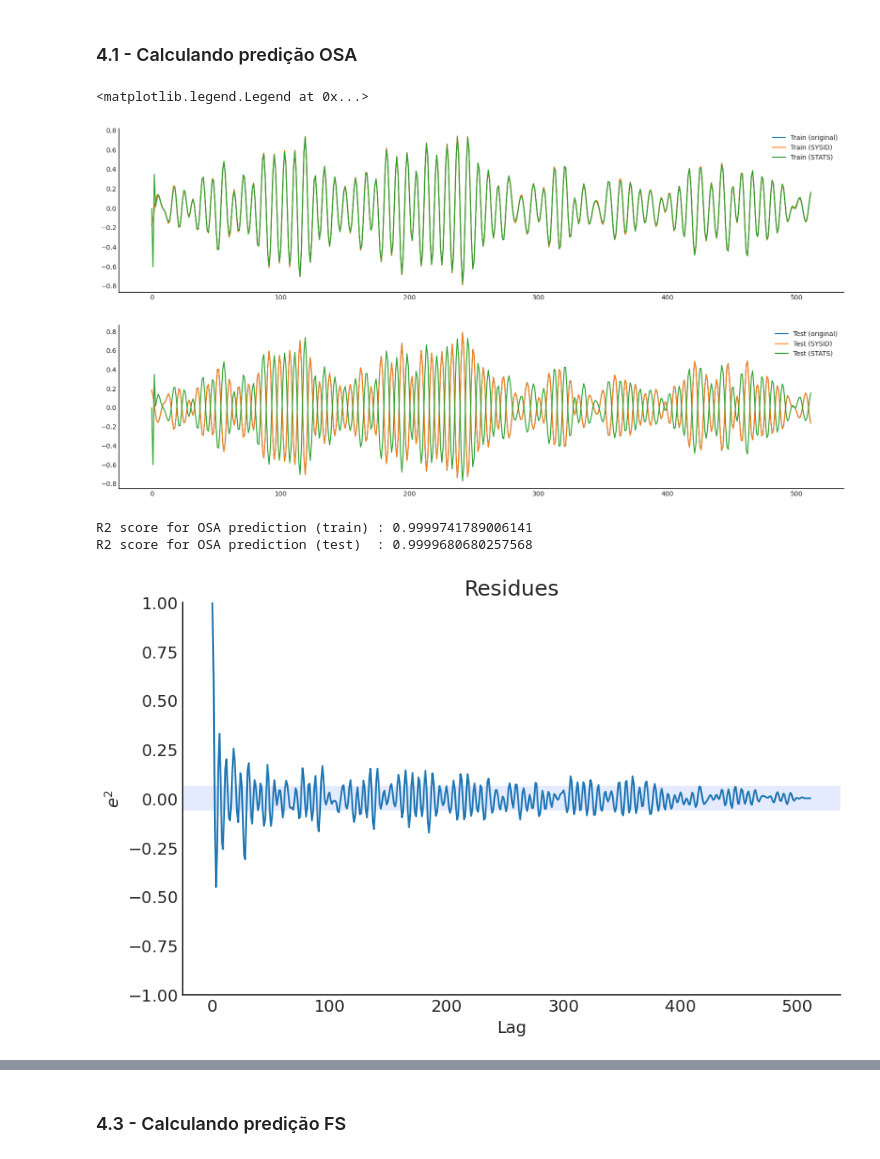
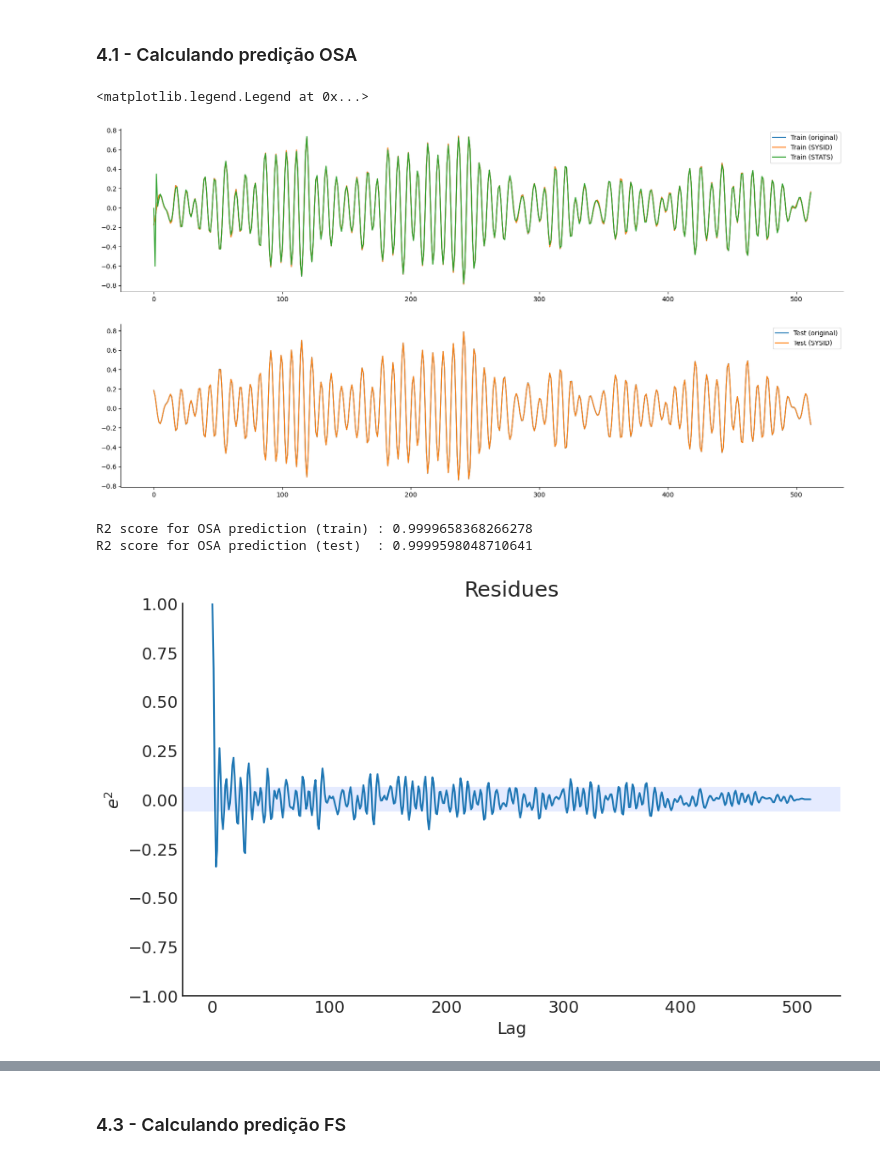
Before and after one commit to prj-phcp/SYSID_Atividades, a Jupyter notebook: Atividade06/Atividade06.ipynb, the cells around one changed output, grey strips where cells are left out. Saved outputs shown, nothing was run; the diff lists cells and outputs as text; code cells hidden in the pictures.

```diff
--- a/Atividade06/Atividade06.ipynb
+++ b/Atividade06/Atividade06.ipynb
@@ -112,9 +112,9 @@ model_SYSID = FROLS(
     ylag=na, xlag=nb,elag=ne,
     basis_function=basis_function,
     n_info_values=100,
-    #n_terms=na+nb+ne,
+    n_terms=na+nb+ne,
     model_type='NARMAX',
-    #extended_least_squares=True,
+    extended_least_squares=True,
 )
 # %% [markdown]
 ### 2.3 - Selecionando arquitetura (ARIMA)
@@ -187,27 +188,27 @@ y_te_pr_OSA_STATS = model_STATS.predict(steps=512, endog=y_tr, exog=X1_tr)
 # %%
 fig, ax = plt.subplots(2,1, figsize=(20,10))
 ax[0].plot(y_tr, label='Train (original)')
 ax[0].plot(y_tr_pr_OSA_SYSID, label='Train (SYSID)')
 ax[0].plot(y_tr_pr_OSA_STATS, label='Train (STATS)')
 ax[1].plot(y_te, label='Test (original)')
 ax[1].plot(y_te_pr_OSA_SYSID, label='Test (SYSID)')
-ax[1].plot(y_te_pr_OSA_STATS, label='Test (STATS)')
+#ax[1].plot(y_te_pr_OSA_STATS, label='Test (STATS)')
 ax[0].legend()
 ax[1].legend()
 # %% [output]
 <matplotlib.legend.Legend at 0x...>
-[figure, old version]
+[figure, new version]
 # %%
 print('R2 score for OSA prediction (train) :', r2_score(y_tr, y_tr_pr_OSA_SYSID))
 print('R2 score for OSA prediction (test)  :', r2_score(y_te, y_te_pr_OSA_SYSID))
 # %% [output]
-R2 score for OSA prediction (train) : 0.9999741789006141
-R2 score for OSA prediction (test)  : 0.9999680680257568
+R2 score for OSA prediction (train) : 0.9999658368266278
+R2 score for OSA prediction (test)  : 0.9999598048710641
 # %%
 ee = compute_residues_autocorrelation(y_tr, y_tr_pr_OSA_SYSID)
 plot_residues_correlation(data=ee, title="Residues", ylabel="$e^2$")
 # %% [output]
-[figure, old version]
+[figure, new version]
 # %%
 x1e = compute_cross_correlation(y_tr, y_tr_pr_OSA_SYSID, X1_tr)
 plot_residues_correlation(data=x1e, title="Residues", ylabel="$x_1e$")
```
Also changed, not shown: parts of 12 cells of this notebook.
